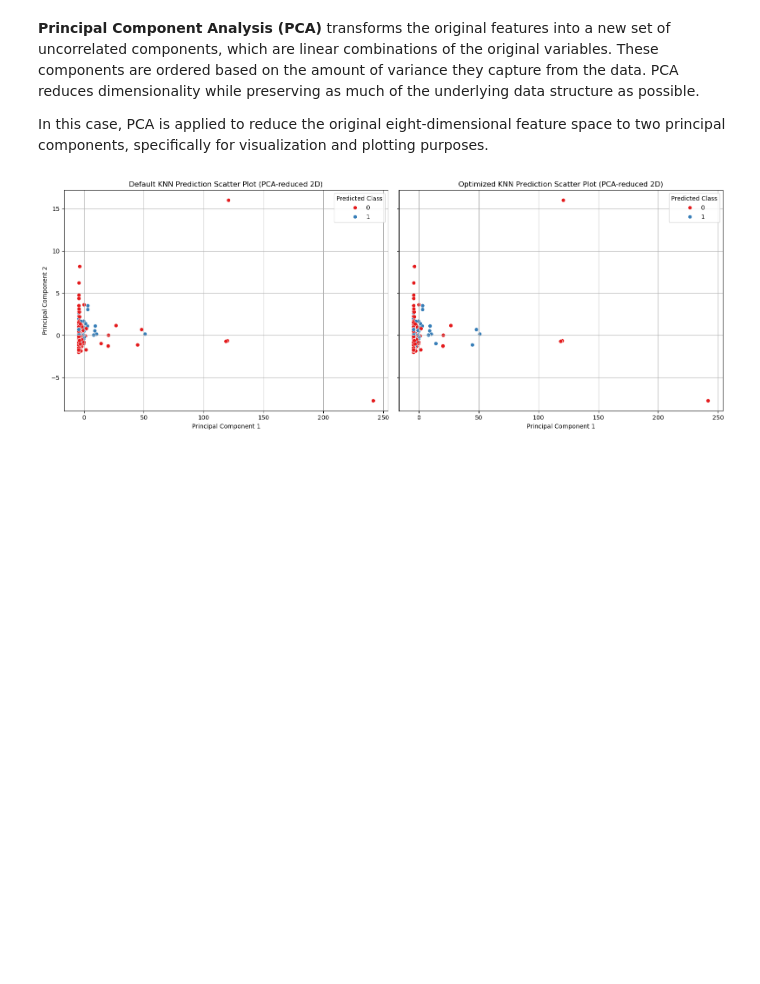
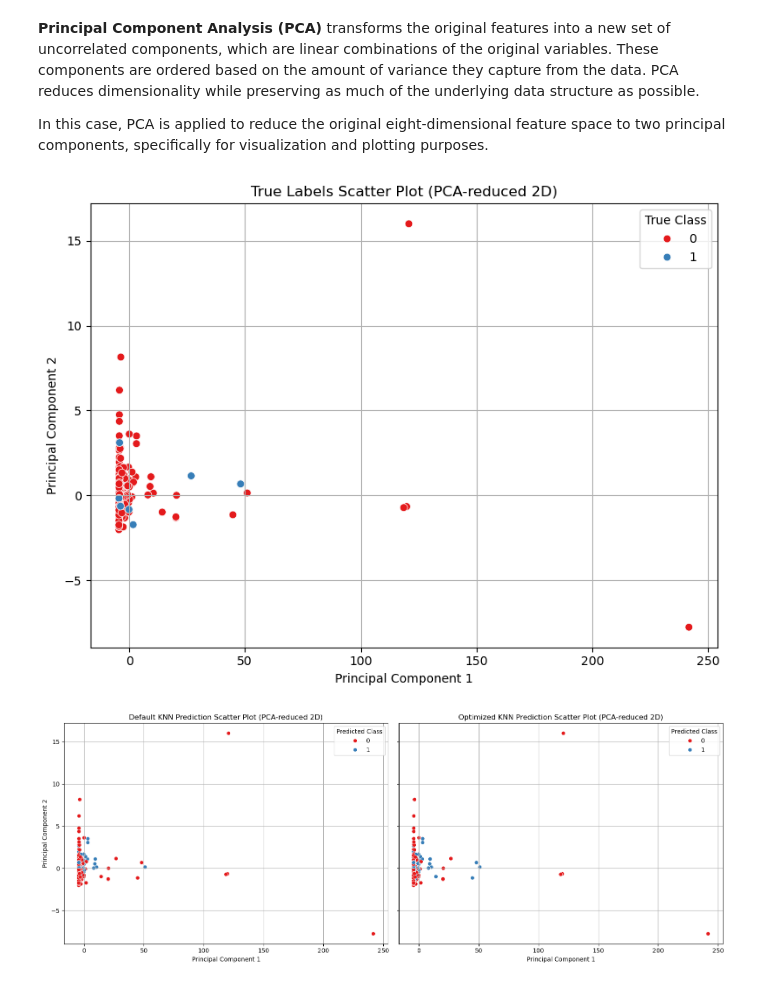
Before and after one commit to WenHao1223/cpc251-proj, a Jupyter notebook: Seismic/CPC251_Project_Part1_Seismic6.ipynb, the cells around one changed output. Saved outputs shown, nothing was run; the diff lists cells and outputs as text; code cells hidden in the pictures; blank space fills up the shorter version.

Commit message:
KNN show true label

```diff
--- a/Seismic/CPC251_Project_Part1_Seismic6.ipynb
+++ b/Seismic/CPC251_Project_Part1_Seismic6.ipynb
@@ -1291 +1298,14 @@ In this case, PCA is applied to reduce the original eight-dimensional feature sp
+# %%
+# Plot the true labels in a separate graph
+plt.figure(figsize=(8, 6))
+sns.scatterplot(x=X_pca[:, 0], y=X_pca[:, 1], hue=y_vald, palette='Set1', s=40)
+plt.title("True Labels Scatter Plot (PCA-reduced 2D)")
+plt.xlabel("Principal Component 1")
+plt.ylabel("Principal Component 2")
+plt.legend(title="True Class")
+plt.grid(True)
+plt.tight_layout()
+plt.show()
+# %% [output]
+[figure, added]
 # %%
```
Also changed, not shown: parts of 5 cells of this notebook.
